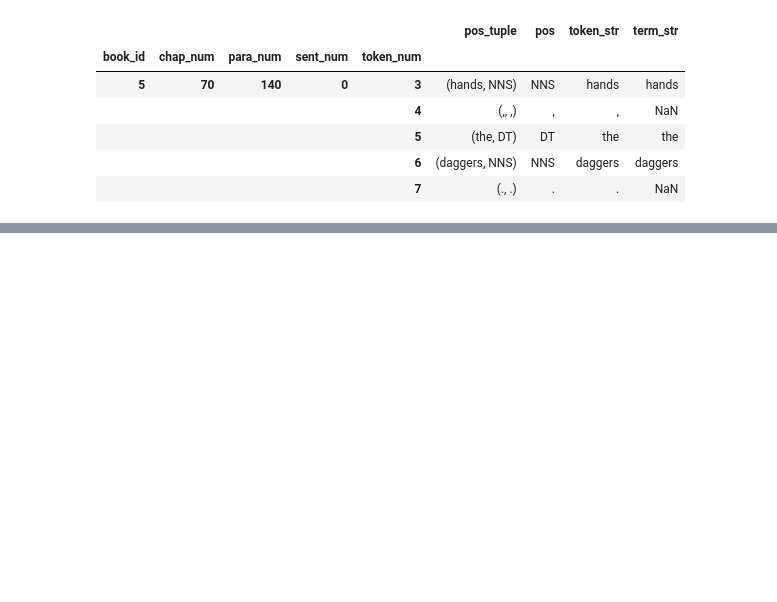
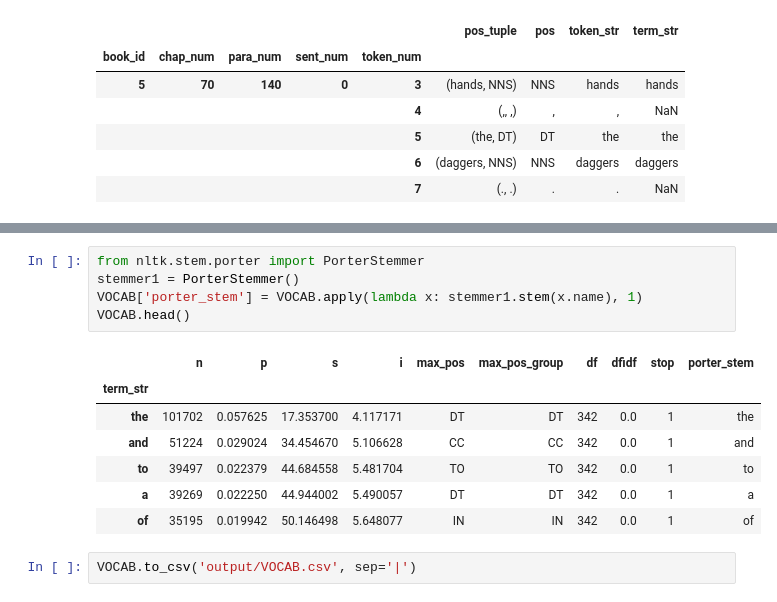
Before and after one commit to charlie-perez-35/DS5001-final, a Jupyter notebook: lib-corpus-vocab.ipynb, the cells around one changed output, grey strips where cells are left out. Saved outputs shown, nothing was run; the diff lists cells and outputs as text; blank space fills up the shorter version.

```diff
--- a/lib-corpus-vocab.ipynb
+++ b/lib-corpus-vocab.ipynb
@@ -235,0 +298,15 @@ VOCAB.to_csv('data/VOCAB.csv', sep='|')
+# %%
+from nltk.stem.porter import PorterStemmer
+stemmer1 = PorterStemmer()
+VOCAB['porter_stem'] = VOCAB.apply(lambda x: stemmer1.stem(x.name), 1)
+VOCAB.head()
+# %% [output]
+|  | n | p | s | i | max_pos | max_pos_group | df | dfidf | stop | porter_stem |
+| term_str |  |  |  |  |  |  |  |  |  |  |
+| the | 101702 | 0.057625 | 17.353700 | 4.117171 | DT | DT | 342 | 0.0 | 1 | the |
+| and | 51224 | 0.029024 | 34.454670 | 5.106628 | CC | CC | 342 | 0.0 | 1 | and |
+| to | 39497 | 0.022379 | 44.684558 | 5.481704 | TO | TO | 342 | 0.0 | 1 | to |
+| a | 39269 | 0.022250 | 44.944002 | 5.490057 | DT | DT | 342 | 0.0 | 1 | a |
+| of | 35195 | 0.019942 | 50.146498 | 5.648077 | IN | IN | 342 | 0.0 | 1 | of |
+# %%
+VOCAB.to_csv('output/VOCAB.csv', sep='|')
```
Also changed, not shown: parts of 21 cells of this notebook, 9 other files.
